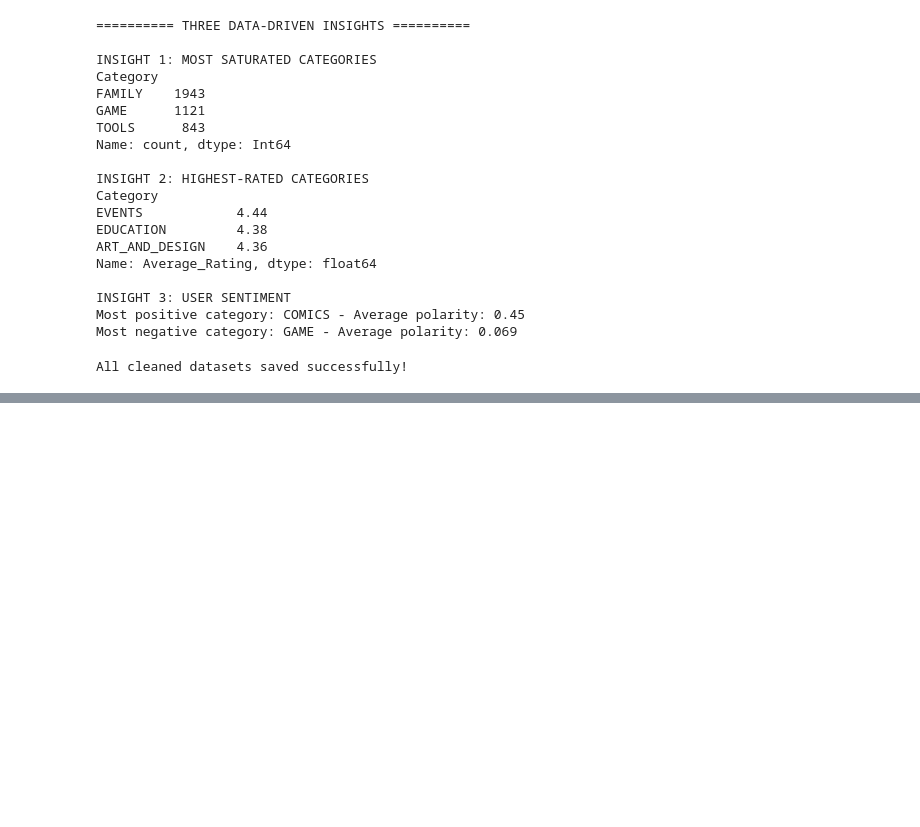
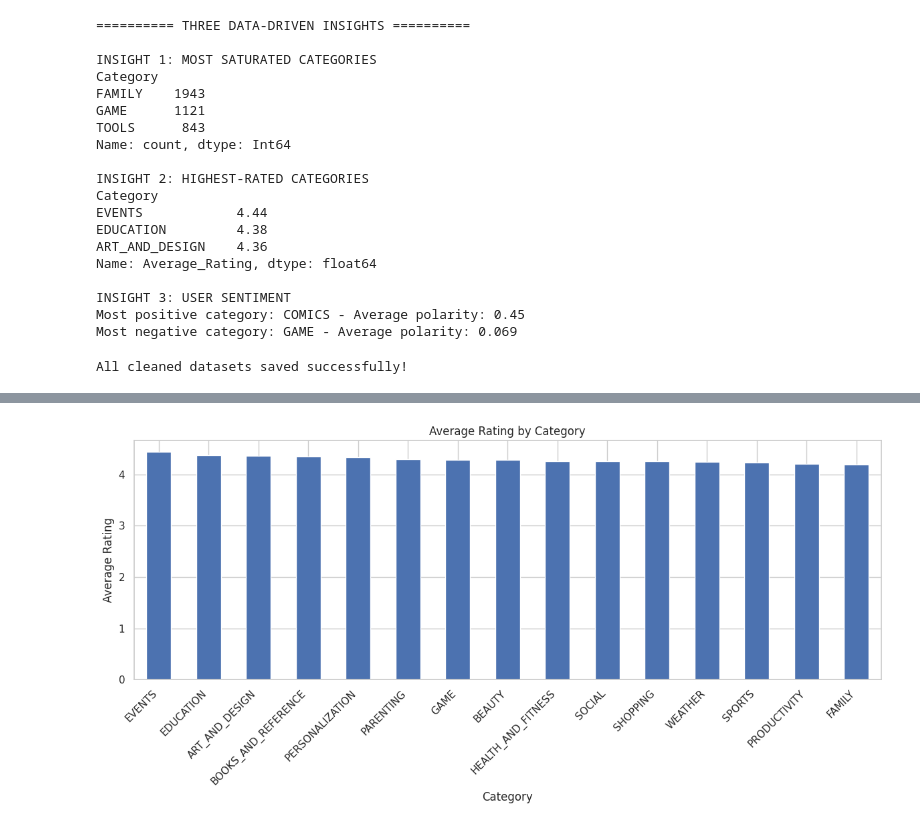
Before and after one commit to sriharithamanikandan/google-play-store-analysis, a Jupyter notebook: Google_Play_Store_Analysis.ipynb, the cells around one changed output, grey strips where cells are left out. Cells and saved outputs as stored; diff of their text form; code cells hidden in the pictures; blank space fills up the shorter version.

```diff
--- a/Google_Play_Store_Analysis.ipynb
+++ b/Google_Play_Store_Analysis.ipynb
@@ -981,0 +1032,15 @@ files.download("googleplaystore_sentiment_by_category.csv")
+# %%
+avg_rating = apps.groupby("Category")["Rating"].mean()
+avg_rating = avg_rating.sort_values(ascending=False).head(15)
+
+avg_rating.plot(kind="bar", figsize=(12, 6))
+
+plt.title("Average Rating by Category")
+plt.xlabel("Category")
+plt.ylabel("Average Rating")
+plt.xticks(rotation=45, ha="right")
+plt.tight_layout()
+plt.savefig("outputs/average_rating_by_category.png", dpi=300)
+plt.show()
+# %% [output]
+[figure, added]
```
Also changed, not shown: parts of 11 cells of this notebook.
